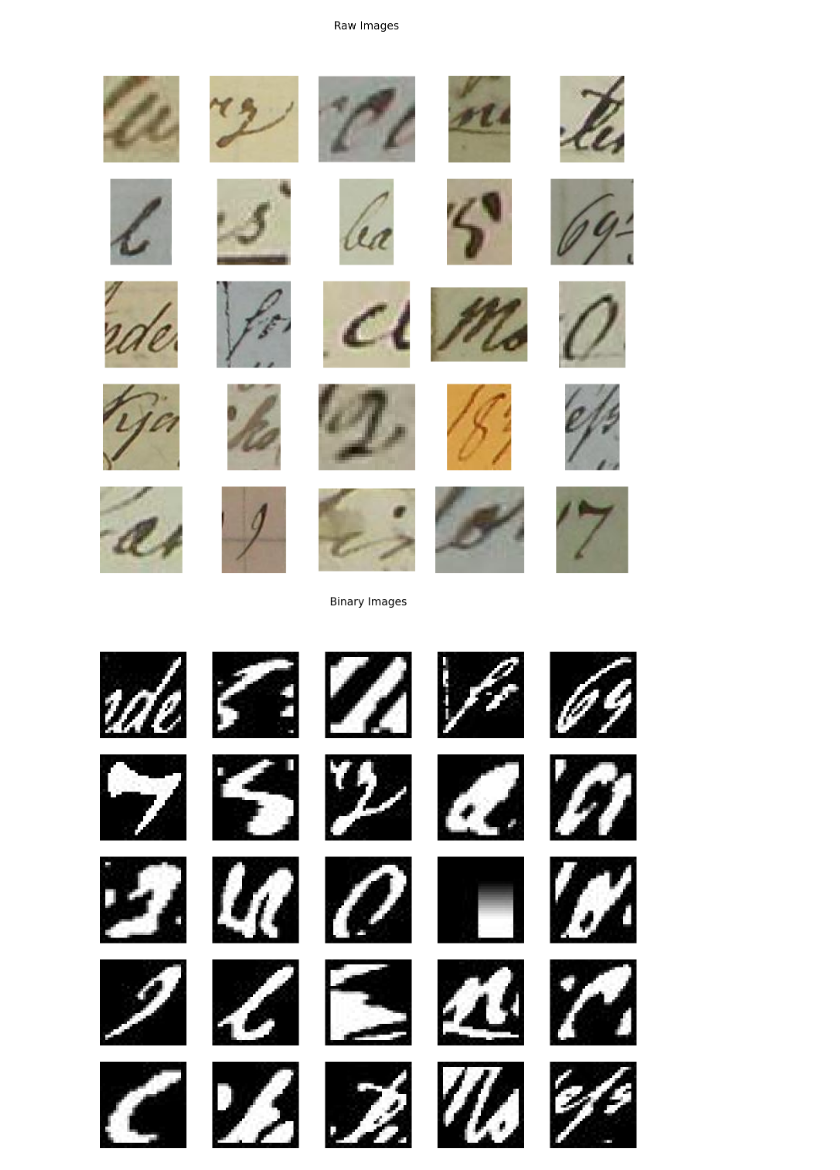
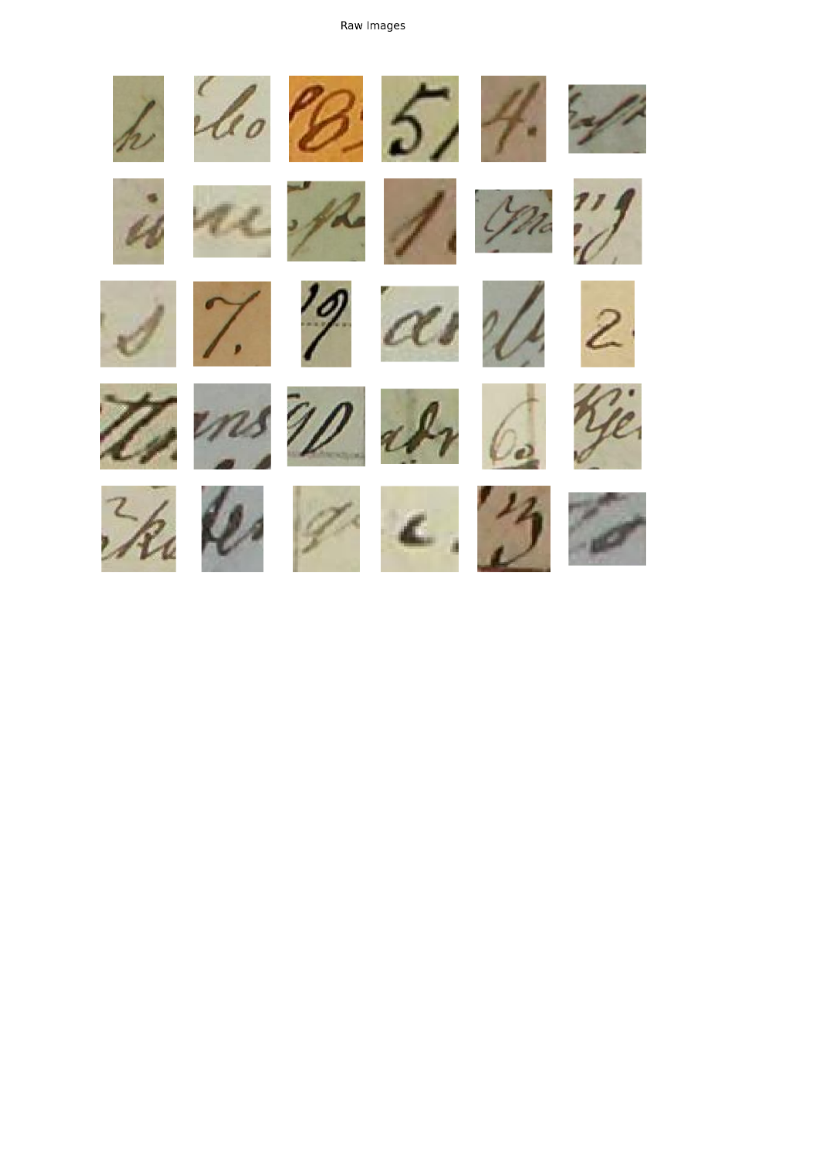
Before and after one commit to odinsseo/ii2202-historical-ocr, a Jupyter notebook: result_analysis.ipynb, the cells around one changed output. Drawn from its saved outputs; the diff is of its cells as text; code cells hidden in the pictures; blank space fills up the shorter version.

```diff
--- a/result_analysis.ipynb
+++ b/result_analysis.ipynb
@@ -165,15 +210,14 @@ FileNotFoundError: [Errno 2] No such file or directory: '/home/lpa/Documentos/ma
 # %%
 raw_image_paths = [os.path.join(f"{output_folder}/RAW", img) for img in os.listdir(f"{output_folder}/RAW")]
-binary_image_paths = [os.path.join(f"{output_folder}/BINARIZED", img) for img in os.listdir(f"{output_folder}/BINARIZED")]
-standard_image_paths = [os.path.join(f"{output_folder}/STANDARD", img) for img in os.listdir(f"{output_folder}/STANDARD")]
+#binary_image_paths = [os.path.join(f"{output_folder}/BINARIZED", img) for img in os.listdir(f"{output_folder}/BINARIZED")]
+#standard_image_paths = [os.path.join(f"{output_folder}/STANDARD", img) for img in os.listdir(f"{output_folder}/STANDARD")]
 img_grid_path = "./imgs/qualitative_form"
 # Grid size (e.g., 5x5 for 25 images)
-grid_size = (5, 5)
+grid_size = (5, 6)
 
 # Create grids
 make_grid(raw_image_paths, grid_size, save_path=f"{img_grid_path}/raw_grid.png", title="Raw Images")
-make_grid(binary_image_paths, grid_size, save_path=f"{img_grid_path}/binary_grid.png", title="Binary Images")
-make_grid(standard_image_paths, grid_size, save_path=f"{img_grid_path}/standard_grid.png", title="Standard Images")
+#make_grid(binary_image_paths, grid_size, save_path=f"{img_grid_path}/binary_grid.png", title="Binary Images")
+#make_grid(standard_image_paths, grid_size, save_path=f"{img_grid_path}/standard_grid.png", title="Standard Images")
 # %% [output]
-[figure, old version]
+[figure, new version]
-[figure, removed]
```
Also changed, not shown: parts of 3 cells of this notebook, 2 other files.
